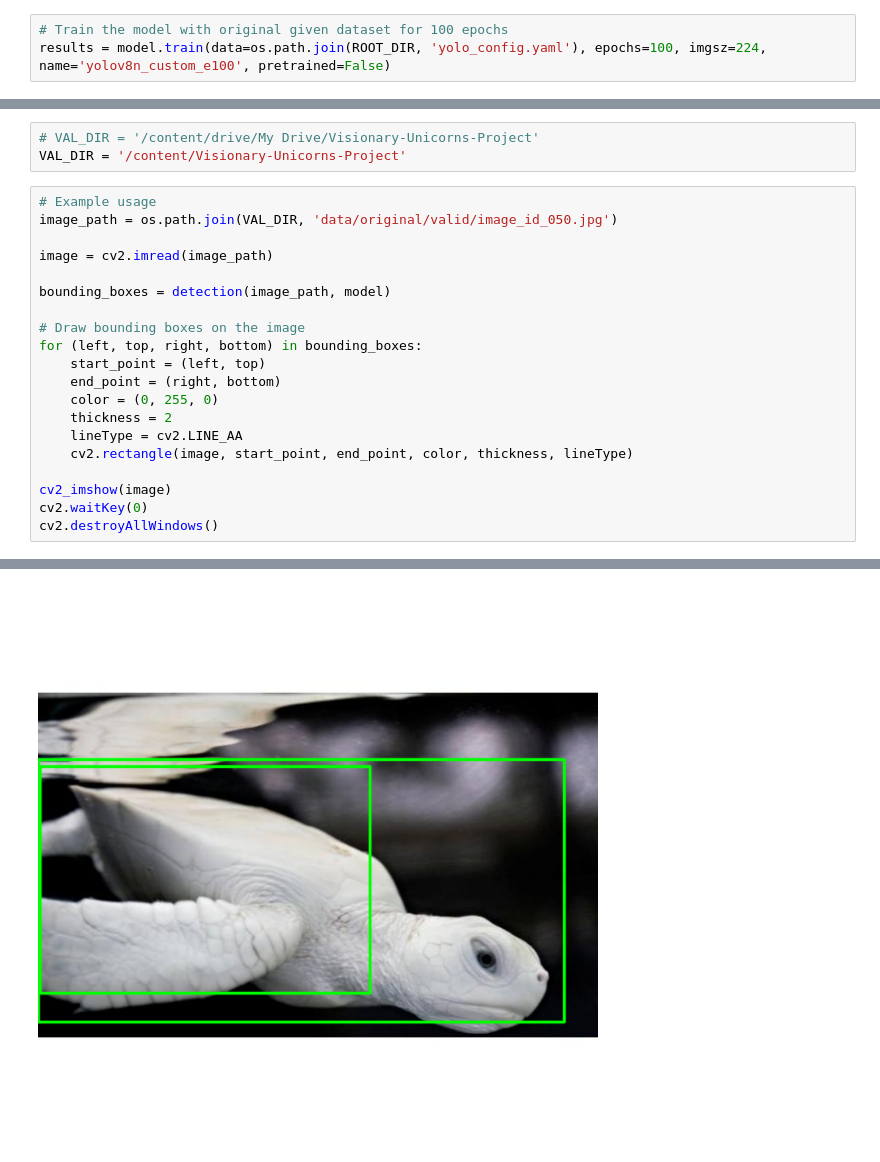
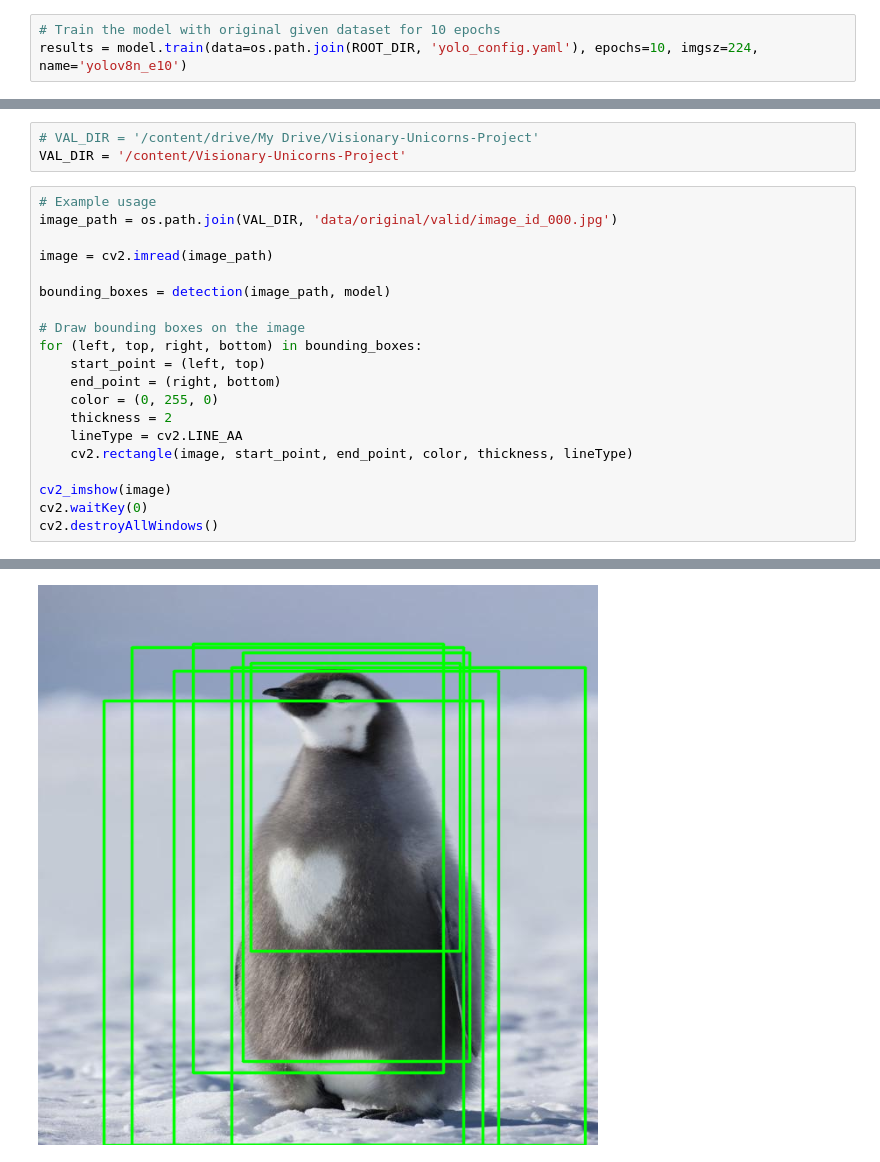
Before and after one commit to DamnScallion/Visionary-Unicorns-Project, a Jupyter notebook: yolo/train.ipynb, the cells around one changed output, grey strips where cells are left out. Cells and saved outputs as stored; diff of their text form.

Commit message:
Update train

```diff
--- a/yolo/train.ipynb
+++ b/yolo/train.ipynb
@@ -62,6 +62,6 @@ model = YOLO('yolov8n.yaml')
  22        [15, 18, 21]  1    897664  ultralytics.nn.modules.head.Detect           [80, [64, 128, 256]]
 YOLOv8n summary: 225 layers, 3157200 parameters, 3157184 gradients
 # %%
-# Train the model with original given dataset for 100 epochs
-results = model.train(data=os.path.join(ROOT_DIR, 'yolo_config.yaml'), epochs=100, imgsz=224, name='yolov8n_custom_e100', pretrained=False)
+# Train the model with original given dataset for 10 epochs
+results = model.train(data=os.path.join(ROOT_DIR, 'yolo_config.yaml'), epochs=10, imgsz=224, name='yolov8n_e10')
 # %% [output]
@@ -162,7 +162,7 @@ def detection(img_path, model):
 VAL_DIR = '/content/Visionary-Unicorns-Project'
 # %%
 # Example usage
-image_path = os.path.join(VAL_DIR, 'data/original/valid/image_id_050.jpg')
+image_path = os.path.join(VAL_DIR, 'data/original/valid/image_id_000.jpg')
 
 image = cv2.imread(image_path)
 
@@ -204,2 +209,2 @@ xyxyn: tensor([[0.0028, 0.3224, 0.5911, 0.7280]], device='cuda:0')
 cls_id = 0
-[figure, old version]
+[figure, new version]
```
Also changed, not shown: parts of 7 cells of this notebook.
